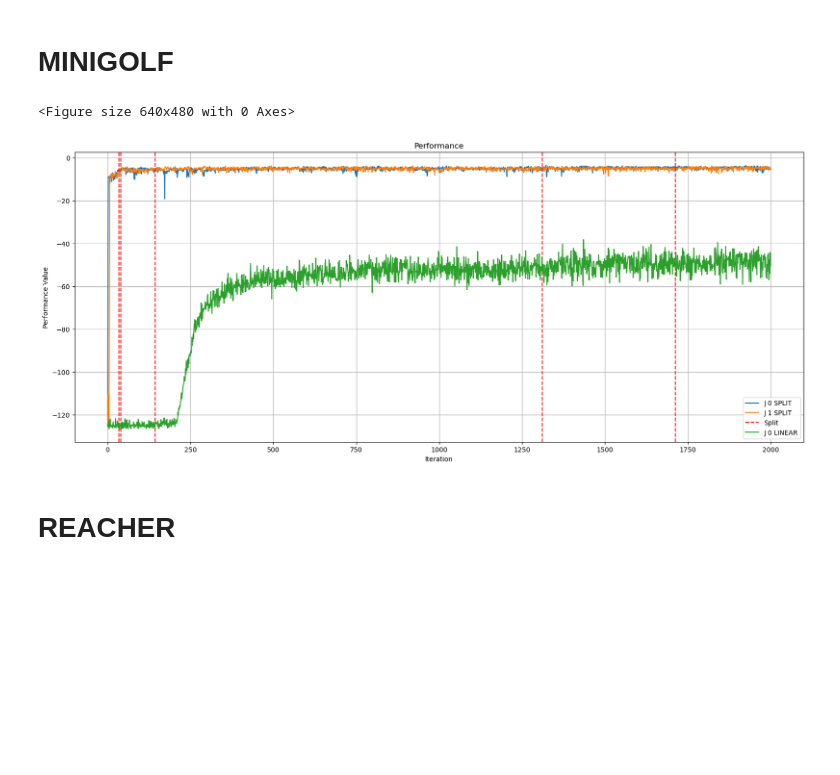
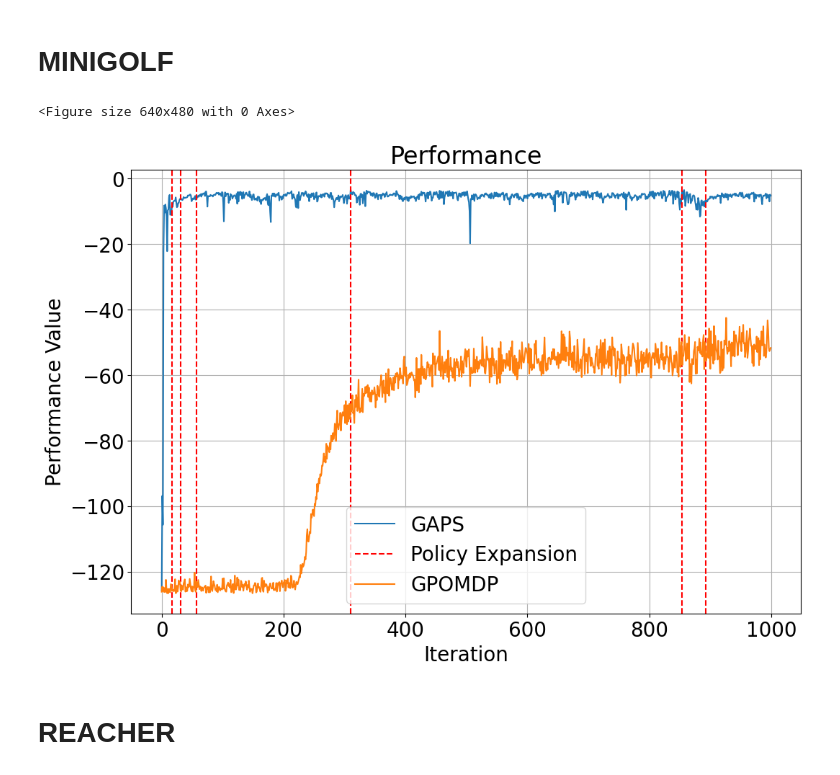
Before and after one commit to gianmtedeschi/learnRL, a Jupyter notebook: notebooks/plots.ipynb, the cells around one changed output. Saved outputs shown, nothing was run; the diff lists cells and outputs as text; code cells hidden in the pictures; blank space fills up the shorter version.

```diff
--- a/notebooks/plots.ipynb
+++ b/notebooks/plots.ipynb
@@ -190,23 +378,23 @@ for p in path_lin:
 # %%
 plt.clf()
-plt.figure(figsize=(20, 8))
+plt.figure(figsize=(12, 8))
 # # extract data
 for i, d in enumerate(data):
     ite = len(d["performance"])
     x = np.arange(ite)
     dim = len(d["thetas_history"][0])
     # Performance plot
-    plt.plot(x, d["performance"], label=f"J {i} SPLIT")
+    plt.plot(x, d["performance"], label=f"GAPS")
 
 for point in d["split_ite"]:
-    plt.axvline(x=point, color='r', linestyle='--', label='Split' if point == d["split_ite"][0] else None)
+    plt.axvline(x=point, color='r', linestyle='--', label='Policy Expansion' if point == d["split_ite"][0] else None)
 
 for i, d in enumerate(data_lin):
     ite = len(d["performance"])
     x = np.arange(ite)
     dim = len(d["thetas_history"][0])
     # Performance plot
-    plt.plot(x, d["performance"], label=f"J {i} LINEAR")
+    plt.plot(x, d["performance"], label=f"GPOMDP")
 
 
 plt.title("Performance")
@@ -214,6 +402,8 @@ plt.xlabel("Iteration")
 plt.ylabel("Performance Value")
 plt.legend(loc="best")
 plt.grid()
+
+plt.savefig("halfcheetah-res.pdf", format='pdf')
 plt.show()
 # %% [output]
 <Figure size 640x480 with 0 Axes>
@@ -263,30 +458,31 @@ for p in path_lin:
     data_lin.append(json.load(file))
 # %%
 plt.clf()
-plt.figure(figsize=(20, 8))
+plt.figure(figsize=(12, 8))
 # extract data
 for i, d in enumerate(data):
     ite = len(d["performance"])
     x = np.arange(ite)
     dim = len(d["thetas_history"][0])
     # Performance plot
-    plt.plot(x, d["performance"], label=f"J {i} SPLIT")
+    plt.plot(x, d["performance"], label=f"GAPS")
 
 for point in d["split_ite"]:
-    plt.axvline(x=point, color='r', linestyle='--', label='Split' if point == d["split_ite"][0] else None)
+    plt.axvline(x=point, color='r', linestyle='--', label='Policy Expansion' if point == d["split_ite"][0] else None)
 
 for i, d in enumerate(data_lin):
     ite = len(d["performance"])
     x = np.arange(ite)
     dim = len(d["thetas_history"][0])
     # Performance plot°
-    plt.plot(x, d["performance"], label=f"J {i} LINEAR")
+    plt.plot(x, d["performance"], label=f"GPOMDP")
 
 plt.title("Performance")
 plt.xlabel("Iteration")
 plt.ylabel("Performance Value")
 plt.legend(loc="best")
 plt.grid()
+plt.savefig("ant-res.pdf", format='pdf')
 plt.show()
 # %% [output]
 <Figure size 640x480 with 0 Axes>
@@ -434,10 +630,11 @@ plt.show()
 # %%
 # Path to results_debug
 path = [
-    "/Users/gianmarcotedeschi/Projects/learnRL/results/_05_17-20_42_split_2000_pusher_200_adam_10_split_gaussian_batch_100_clip_7_std_01_alpha_01/trial_0",
+    # "/Users/gianmarcotedeschi/Projects/learnRL/results/_05_17-20_42_split_2000_pusher_200_adam_10_split_gaussian_batch_100_clip_7_std_01_alpha_01/trial_0",
     # "/Users/gianmarcotedeschi/Projects/learnRL/results/_05_18-20_31_split_2000_pusher_200_adam_10_split_gaussian_batch_150_clip_7_std_01_alpha_0001/trial_0" worse
     "/Users/gianmarcotedeschi/Projects/learnRL/results/_05_18-23_13_split_2000_pusher_200_constant_00001_split_gaussian_batch_200_clip_7_std_01_alpha_01/trial_0",
-    "/Users/gianmarcotedeschi/Projects/learnRL/results/_05_19-21_49_split_2000_pusher_200_constant_1e-05_split_gaussian_batch_200_clip_7_std_01_alpha_01/trial_0"
+    "/Users/gianmarcotedeschi/Projects/learnRL/results/_05_19-21_49_split_2000_pusher_200_constant_1e-05_split_gaussian_batch_200_clip_7_std_01_alpha_01/trial_0",
+    "/Users/gianmarcotedeschi/Projects/learnRL/results/_05_20-11_47_split_2000_pusher_200_adam_10_split_gaussian_batch_200_clip_7_std_01_alpha_05/trial_0"
 ]
 
 path_lin = [
@@ -502,12 +699,15 @@ path = [
     # "/Users/gianmarcotedeschi/Projects/learnRL/results/_05_17-22_12_split_2000_minigolf_200_constant_01_split_gaussian_batch_150_clip_1_std_01_alpha_01/trial_0"
     # "/Users/gianmarcotedeschi/Projects/learnRL/results/_05_17-22_47_split_2000_minigolf_200_adam_10_split_gaussian_batch_150_clip_1_std_01_alpha_01/trial_0",
     # "/Users/gianmarcotedeschi/Projects/learnRL/results/_05_18-22_48_split_2000_minigolf_200_constant_0001_split_gaussian_batch_200_clip_1_std_01_alpha_01/trial_0"
-    "/Users/gianmarcotedeschi/Projects/learnRL/results/_05_19-15_47_split_2000_minigolf_200_constant_001_split_gaussian_batch_200_clip_1_std_01_alpha_01/trial_0",
-    "/Users/gianmarcotedeschi/Projects/learnRL/results/_05_19-16_26_split_2000_minigolf_200_constant_001_split_gaussian_batch_200_clip_1_std_01_alpha_01/trial_0"
+    # "/Users/gianmarcotedeschi/Projects/learnRL/results/_05_19-15_47_split_2000_minigolf_200_constant_001_split_gaussian_batch_200_clip_1_std_01_alpha_01/trial_0"
+    # "/Users/gianmarcotedeschi/Projects/learnRL/results/_05_19-16_26_split_2000_minigolf_200_constant_001_split_gaussian_batch_200_clip_1_std_01_alpha_01/trial_0"
+    # "/Users/gianmarcotedeschi/Projects/learnRL/results/_05_20-11_49_split_2000_minigolf_200_constant_001_split_gaussian_batch_200_clip_1_std_01_alpha_03/trial_0"
+    "/Users/gianmarcotedeschi/Projects/learnRL/results/_05_20-21_45_split_1000_minigolf_200_constant_001_split_gaussian_batch_100_clip_1_std_01_alpha_01/trial_1" #1
 ]
 
 path_lin = [
-    "/Users/gianmarcotedeschi/Projects/learnRL/results/_05_17-20_42_pg_2000_minigolf_200_adam_01_gaussian_batch_100_clip_1_std_01_alpha_01/trial_0"
+    # "/Users/gianmarcotedeschi/Projects/learnRL/results/_05_17-20_42_pg_2000_minigolf_200_adam_01_gaussian_batch_100_clip_1_std_01_alpha_01/trial_0"
+    "/Users/gianmarcotedeschi/Projects/learnRL/results/_05_21-00_59_pg_1000_minigolf_200_adam_01_gaussian_batch_100_clip_1_std_01_alpha_01/trial_4" #0
 ]
 
 lab = [
@@ -531,34 +731,35 @@ for p in path_lin:
     data_lin.append(json.load(file))
 # %%
 plt.clf()
-plt.figure(figsize=(20, 8))
+plt.figure(figsize=(12, 8))
 # extract data
 for i, d in enumerate(data):
     ite = len(d["performance"])
     x = np.arange(ite)
     dim = len(d["thetas_history"][0])
     # Performance plot
-    plt.plot(x, d["performance"], label=f"J {i} SPLIT")
+    plt.plot(x, d["performance"], label=f"GAPS")
 
 for point in d["split_ite"]:
-    plt.axvline(x=point, color='r', linestyle='--', label='Split' if point == d["split_ite"][0] else None)
+    plt.axvline(x=point, color='r', linestyle='--', label='Policy Expansion' if point == d["split_ite"][0] else None)
 
 for i, d in enumerate(data_lin):
     ite = len(d["performance"])
     x = np.arange(ite)
     dim = len(d["thetas_history"][0])
     # Performance plot
-    plt.plot(x, d["performance"], label=f"J {i} LINEAR")
+    plt.plot(x, d["performance"], label=f"GPOMDP")
 
 plt.title("Performance")
 plt.xlabel("Iteration")
 plt.ylabel("Performance Value")
 plt.legend(loc="best")
 plt.grid()
+plt.savefig("minigolf-res.pdf", format='pdf')
 plt.show()
 # %% [output]
 <Figure size 640x480 with 0 Axes>
-[figure, old version]
+[figure, new version]
 # %% [markdown]
 # REACHER
 # %%
```
Also changed, not shown: parts of 13 cells of this notebook, 28 other files.
